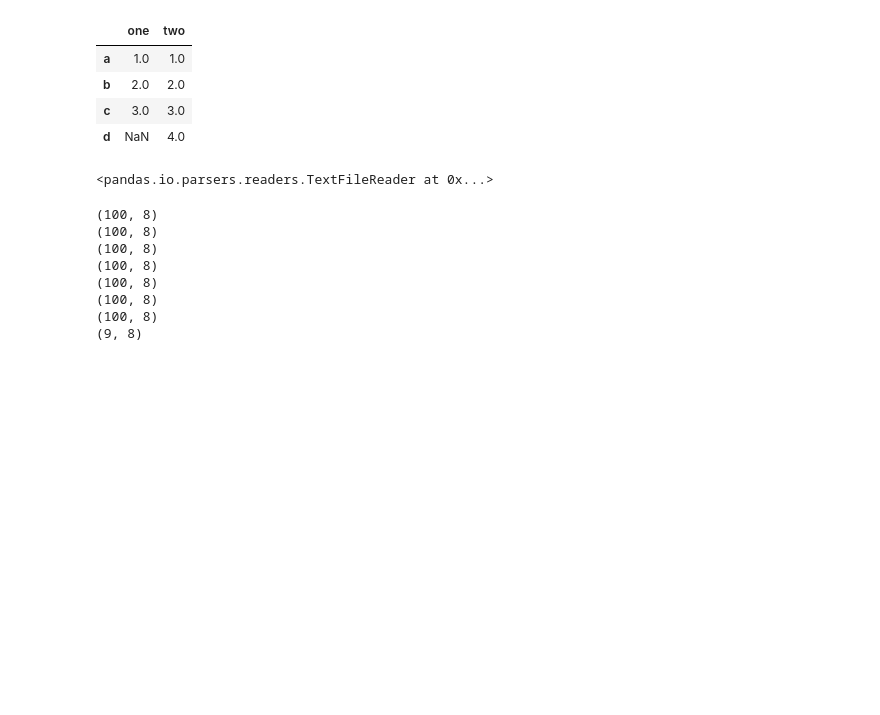
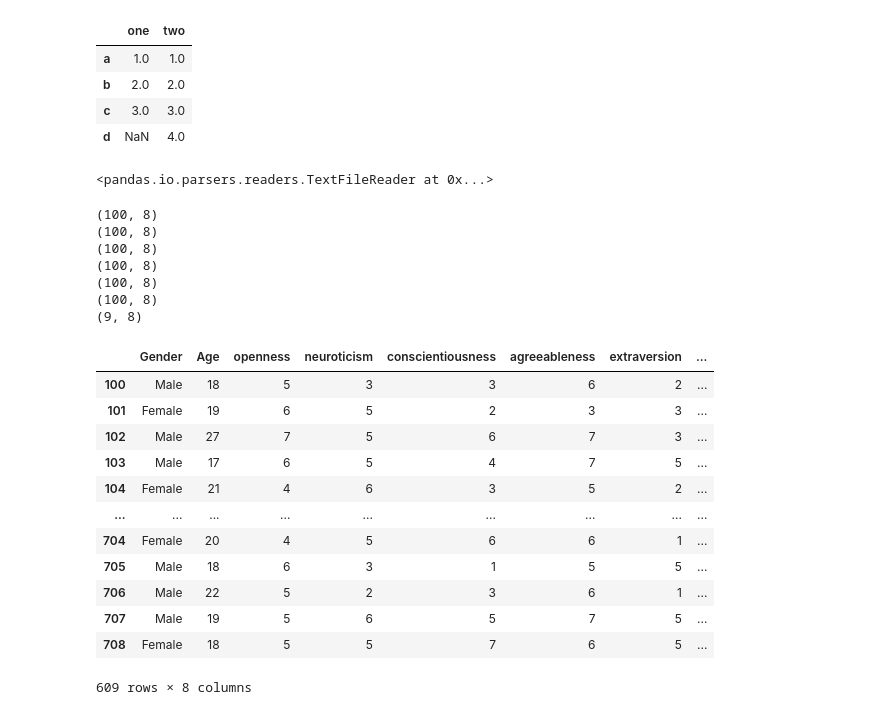
Before and after one commit to HazeMSR/Session-4, a Jupyter notebook: db/Session4.ipynb, the cells around one changed output. Cells and saved outputs as stored; diff of their text form; code cells hidden in the pictures; blank space fills up the shorter version.

```diff
--- a/db/Session4.ipynb
+++ b/db/Session4.ipynb
@@ -599,10 +599,11 @@ data
 # %% [output]
 <pandas.io.parsers.readers.TextFileReader at 0x...>
 # %%
+full_data = pd.DataFrame()
 for x in data:
+    full_data = pd.concat([full_data, x])
     print(x.shape)
 # %% [output]
-(100, 8)
 (100, 8)
 (100, 8)
 (100, 8)
@@ -610,3 +611,19 @@ for x in data:
 (100, 8)
 (100, 8)
 (9, 8)
+# %%
+full_data
+# %% [output]
+|  | Gender | Age | openness | neuroticism | conscientiousness | agreeableness | extraversion | ... |
+| 100 | Male | 18 | 5 | 3 | 3 | 6 | 2 | ... |
+| 101 | Female | 19 | 6 | 5 | 2 | 3 | 3 | ... |
+| 102 | Male | 27 | 7 | 5 | 6 | 7 | 3 | ... |
+| 103 | Male | 17 | 6 | 5 | 4 | 7 | 5 | ... |
+| 104 | Female | 21 | 4 | 6 | 3 | 5 | 2 | ... |
+| ... | ... | ... | ... | ... | ... | ... | ... | ... |
+| 704 | Female | 20 | 4 | 5 | 6 | 6 | 1 | ... |
+| 705 | Male | 18 | 6 | 3 | 1 | 5 | 5 | ... |
+| 706 | Male | 22 | 5 | 2 | 3 | 6 | 1 | ... |
+| 707 | Male | 19 | 5 | 6 | 5 | 7 | 5 | ... |
+| 708 | Female | 18 | 5 | 5 | 7 | 6 | 5 | ... |
+609 rows × 8 columns
```
Also changed, not shown: parts of 10 cells of this notebook.
